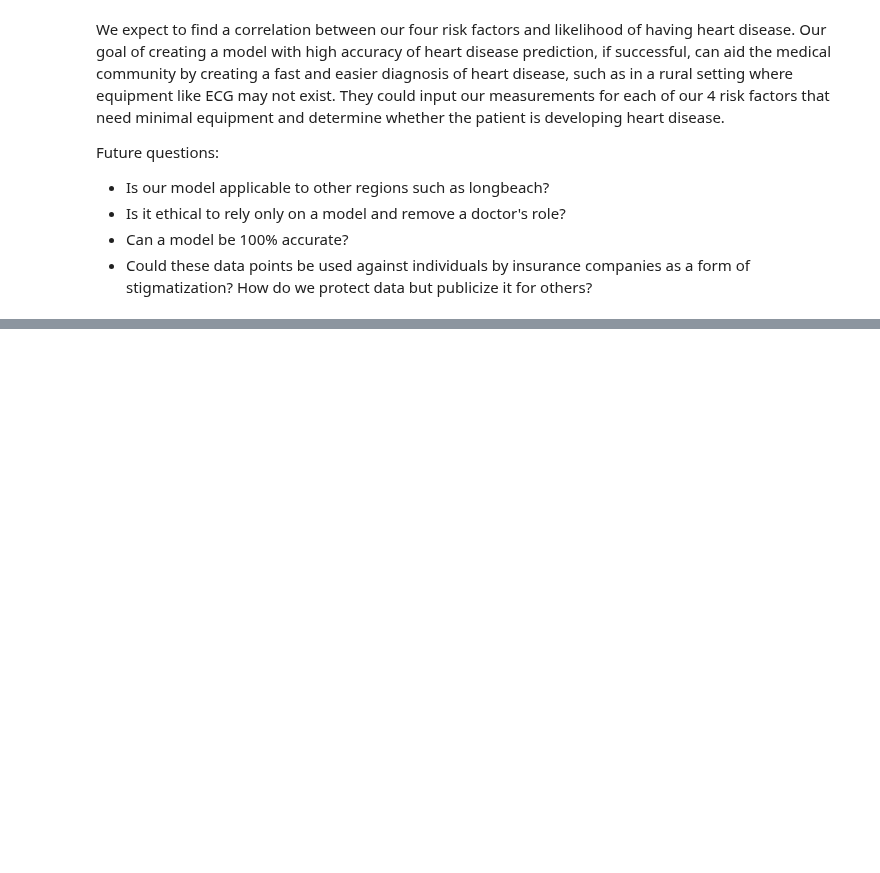
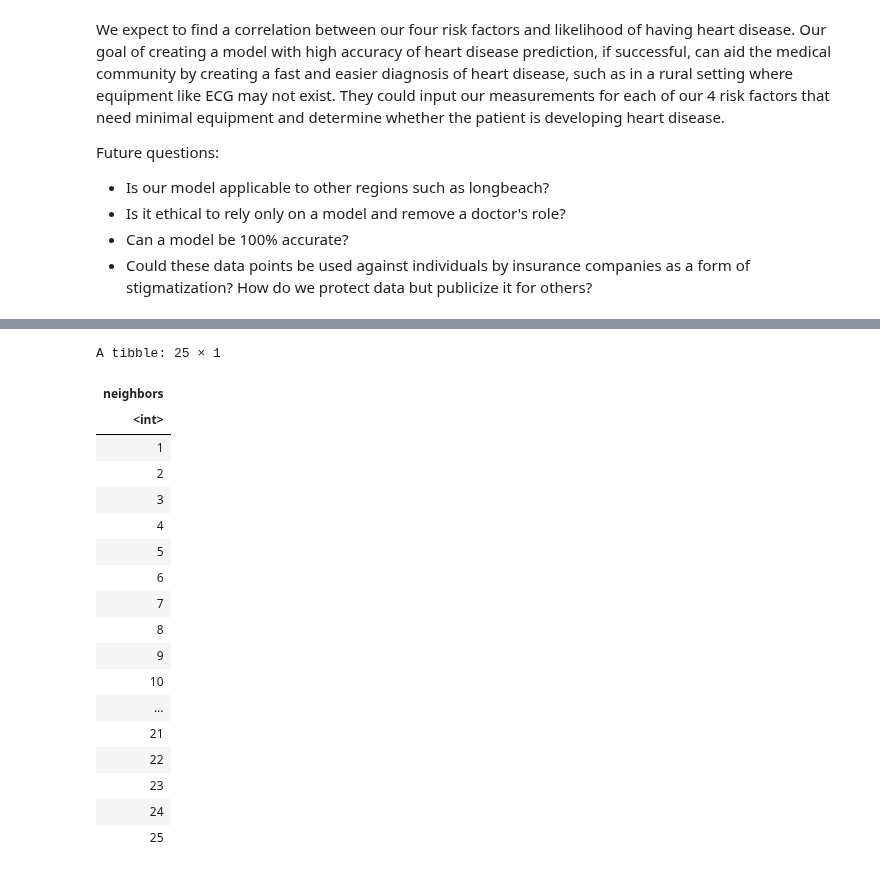
Before and after one commit to elshire7311/dsci100_group73, a Jupyter notebook: heart_analysis.ipynb, the cells around one changed output, grey strips where cells are left out. Saved outputs shown, nothing was run; the diff lists cells and outputs as text; code cells hidden in the pictures; blank space fills up the shorter version.

```diff
--- a/heart_analysis.ipynb
+++ b/heart_analysis.ipynb
@@ -200,0 +249,25 @@ Future questions:
+# %%
+hungarian_vfold <- vfold_cv(hungarian_train, v = 5, strata = diagnosis)
+tibble_made <- tibble(neighbors = seq(1, 25))
+
+tibble_made
+# %% [output]
+A tibble: 25 × 1
+| neighbors |
+| <int> |
+| 1 |
+| 2 |
+| 3 |
+| 4 |
+| 5 |
+| 6 |
+| 7 |
+| 8 |
+| 9 |
+| 10 |
+| ... |
+| 21 |
+| 22 |
+| 23 |
+| 24 |
+| 25 |
```
Also changed, not shown: parts of 9 cells of this notebook.
